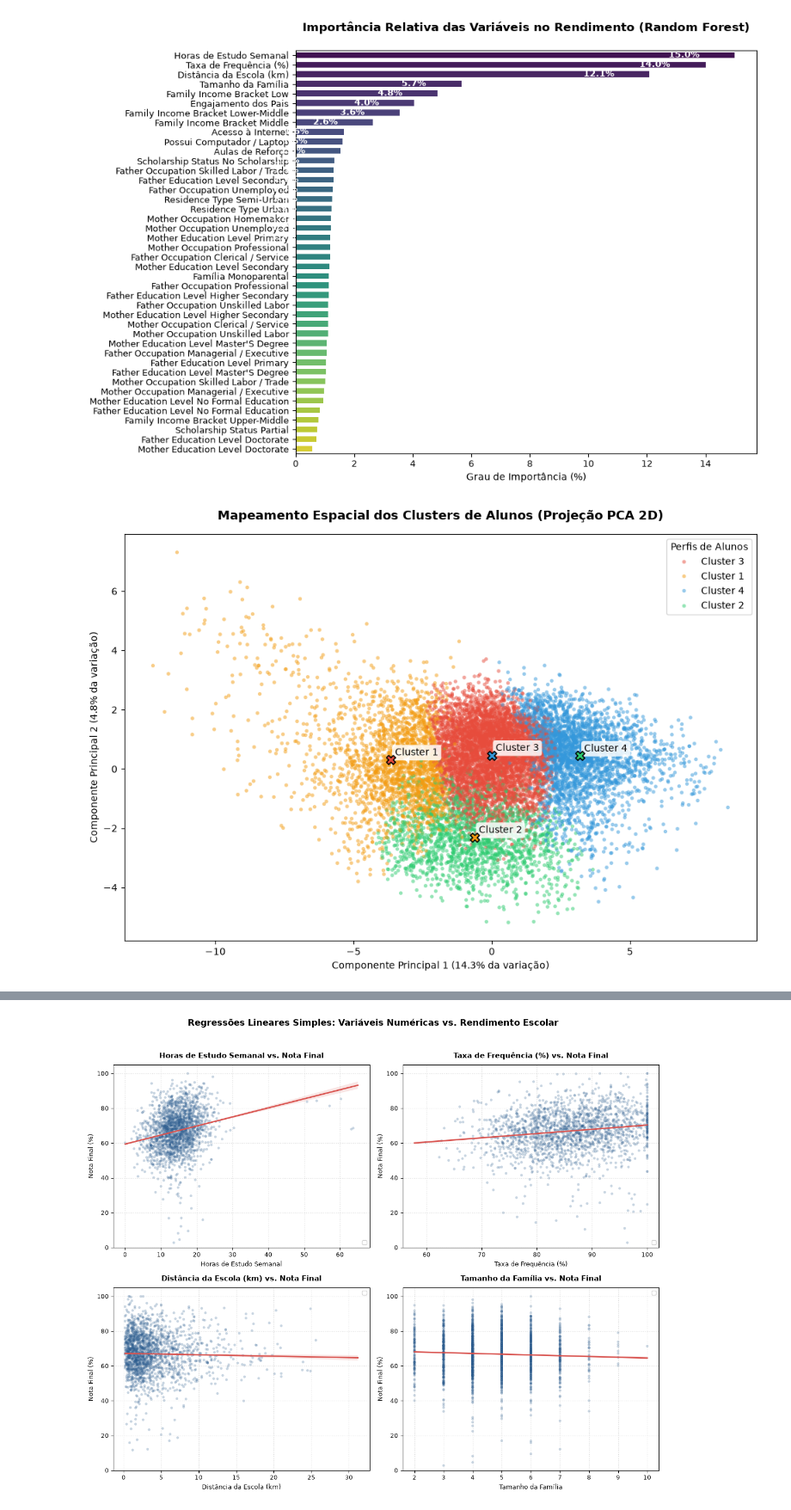
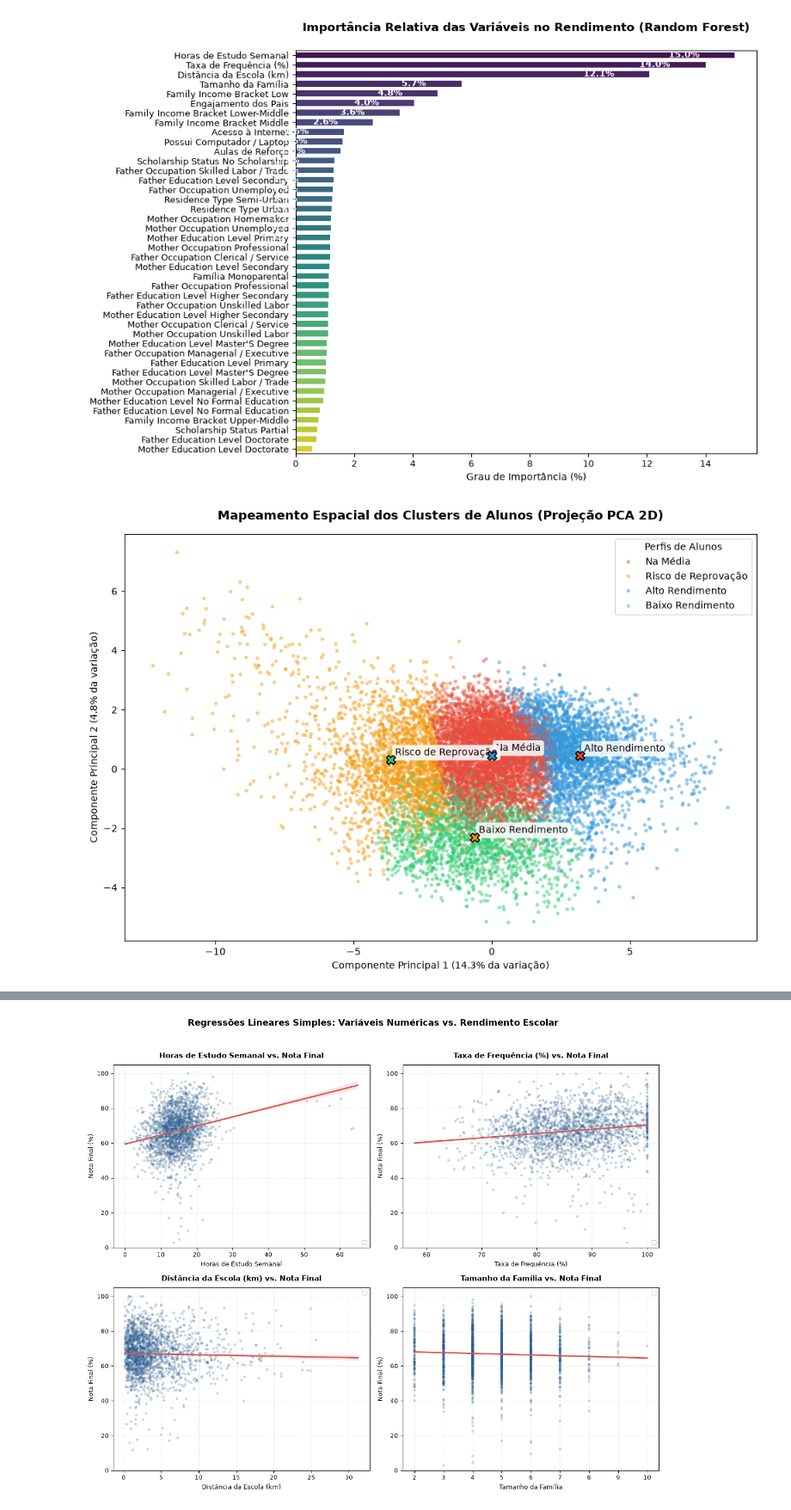
Before and after one commit to freitasamanda/data_science_mba, a Jupyter notebook: kaggle_projects/students_grade_database/student_grade_prediction copy.ipynb, the cells around one changed output, grey strips where cells are left out. Shown at 86% size. Cells and saved outputs as stored; diff of their text form; code cells hidden in the pictures.

Commit message:
Plots for the report

```diff
--- a/kaggle_projects/students_grade_database/student_grade_prediction copy.ipynb
+++ b/kaggle_projects/students_grade_database/student_grade_prediction copy.ipynb
@@ -787,6 +737,17 @@ tabela_clusters["pct_total_%"] = (
     (tabela_clusters["qtd_alunos"] / len(df)) * 100
 ).round(1)
 
+# Mapeamento para valores numéricos ou textuais
+novos_nomes = {
+    1: 'Risco de Reprovação',
+    2: 'Baixo Rendimento',
+    3: 'Na Média',
+    4: 'Alto Rendimento'
+}
+
+# Substitui diretamente no DataFrame
+df['cluster_aluno'] = df['cluster_aluno'].replace(novos_nomes)
+
 print("=== PERFILAMENTO DOS 4 CLUSTERS DE ALUNOS (K-MEANS) ===")
 tabela_clusters
 # %% [output]
@@ -889,6 +912,7 @@ Passing `palette` without assigning `hue` is deprecated and will be removed in v
   ax = sns.barplot(
 [figure]
 # %%
+# PLOT 03: GRAFO PCA CLUSTERS
 # Reduz as dimensões do X_scaled para 2 componentes visuais (PC1 e PC2)
 pca = PCA(n_components=2, random_state=42)
 X_pca = pca.fit_transform(X_scaled)
@@ -949,33 +973,33 @@ for i, cluster_nome in enumerate(sorted(df_pca["cluster"].unique())):
             boxstyle="round,pad=0.3",
             facecolor="white",
             alpha=0.85,
             edgecolor="none",
         ),
     )
 
 plt.title(
     "Mapeamento Espacial dos Clusters de Alunos (Projeção PCA 2D)",
     fontsize=13,
     fontweight="bold",
     pad=15,
 )
 plt.xlabel(
     f"Componente Principal 1 ({pca.explained_variance_ratio_[0]*100:.1f}% da variação)",
     fontsize=10,
 )
 plt.ylabel(
     f"Componente Principal 2 ({pca.explained_variance_ratio_[1]*100:.1f}% da variação)",
     fontsize=10,
 )
 plt.legend(title="Perfis de Alunos", loc="upper right", frameon=True)
 plt.tight_layout()
 
 # Salva o gráfico atualizado
 plt.savefig(
-    "viz/04_grafo_pca_clusters.png", dpi=300, bbox_inches="tight"
+    "viz/03_grafo_pca_clusters.png", dpi=300, bbox_inches="tight"
 )
 
 plt.show()
 # %% [output]
-[figure, old version]
+[figure, new version]
 # %%
```
Also changed, not shown: parts of 12 cells of this notebook, 8 other files.
